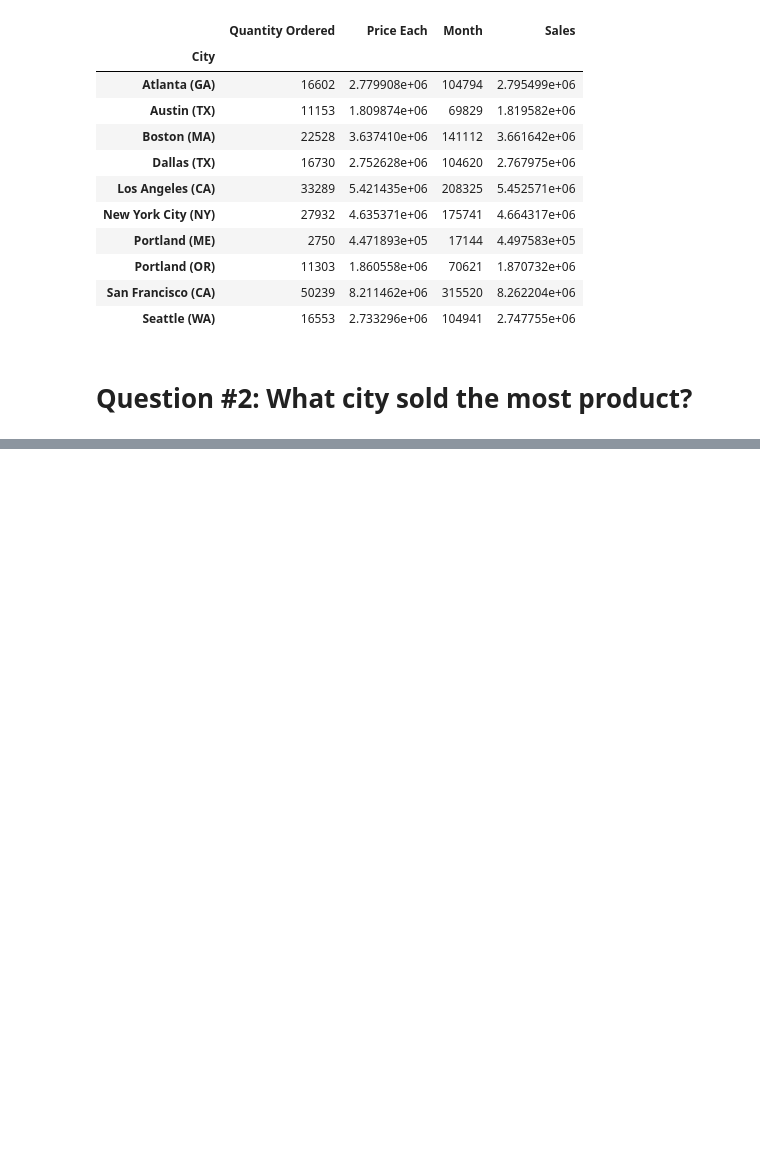
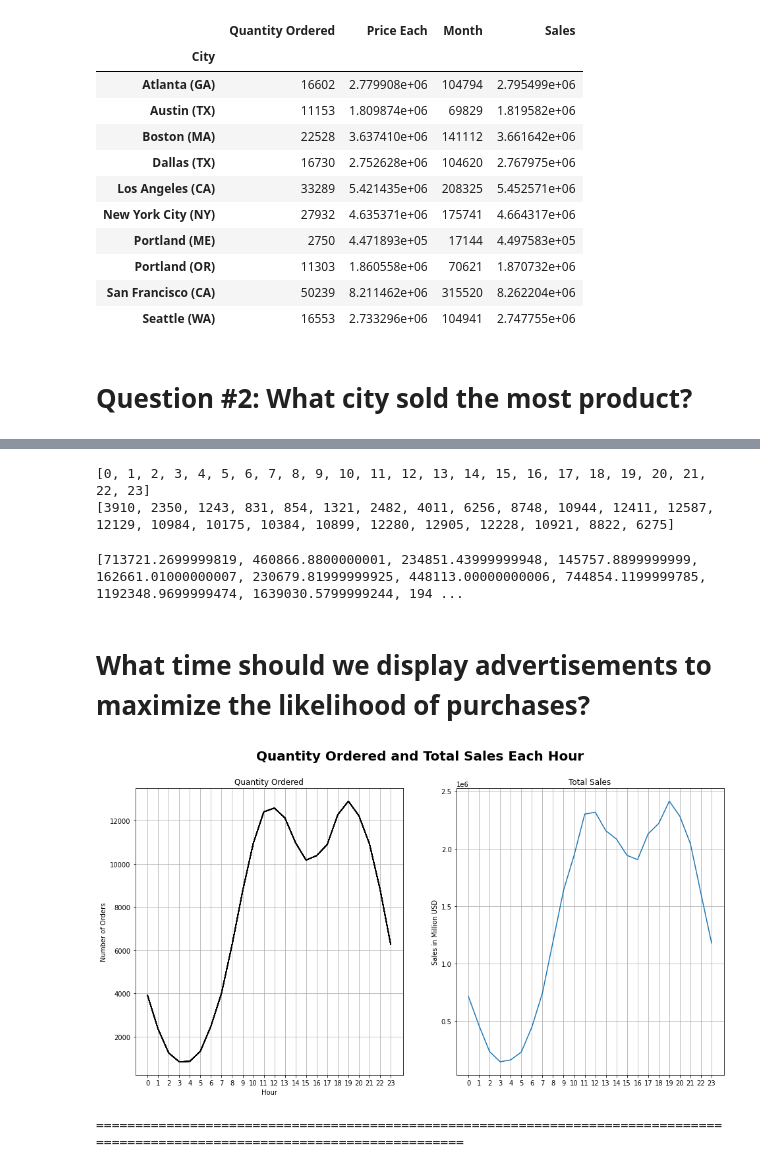
Before and after one commit to hafizadit/Learn-Pandas-Data-Science-, a Jupyter notebook: analisis.ipynb, the cells around one changed output, grey strips where cells are left out. Saved outputs shown, nothing was run; the diff lists cells and outputs as text; code cells hidden in the pictures; blank space fills up the shorter version.

```diff
--- a/analisis.ipynb
+++ b/analisis.ipynb
@@ -162,0 +165,6 @@ plt.show()
+# %%
+all["Order Date"] = pd.to_datetime(all["Order Date"])
+# %%
+all["Hour"] = all["Order Date"].dt.hour
+
+all.head()
@@ -162,0 +178,48 @@ plt.show()
+# %%
+count = all.groupby("Hour").count()
+
+hour = []
+quantity = []
+for i, v in count.iterrows():
+    hour.append(i)
+    quantity.append(v["Quantity Ordered"])
+# %% [output]
+[0, 1, 2, 3, 4, 5, 6, 7, 8, 9, 10, 11, 12, 13, 14, 15, 16, 17, 18, 19, 20, 21, 22, 23]
+[3910, 2350, 1243, 831, 854, 1321, 2482, 4011, 6256, 8748, 10944, 12411, 12587, 12129, 10984, 10175, 10384, 10899, 12280, 12905, 12228, 10921, 8822, 6275]
+# %%
+sum = all.groupby("Hour").sum()
+
+sum_sales = []
+for i, v in sum.iterrows():
+    sum_sales.append(v["Sales"])
+
+print(sum_sales)
+# %% [output]
+[713721.2699999819, 460866.8800000001, 234851.43999999948, 145757.8899999999, 162661.01000000007, 230679.81999999925, 448113.00000000006, 744854.1199999785, 1192348.9699999474, 1639030.5799999244, 194 ...
+# %% [markdown]
+# What time should we display advertisements to maximize the likelihood of purchases?
+# %%
+fig, (ax1, ax2) = plt.subplots(1, 2,figsize=(16,8))
+
+fig.suptitle("Quantity Ordered and Total Sales Each Hour", fontsize=20, fontweight='bold')
+
+ax1.plot(hour, count,color="black")
+ax1.set_xticks(hour)
+ax1.set_title("Quantity Ordered")
+ax1.set_xlabel("Hour")
+ax1.set_ylabel("Number of Orders")
+ax1.grid()
+
+ax2.plot(hour, sum_sales)
+ax2.set_xticks(hour)
+ax2.set_title("Total Sales")
+ax1.set_xlabel("Hour")
+ax2.set_ylabel("Sales in Million USD")
+ax2.grid()
+
+plt.show()
+
+print("="*127)
+# %% [output]
+[figure, added]
+===============================================================================================================================
```
Also changed, not shown: parts of 4 cells of this notebook.
